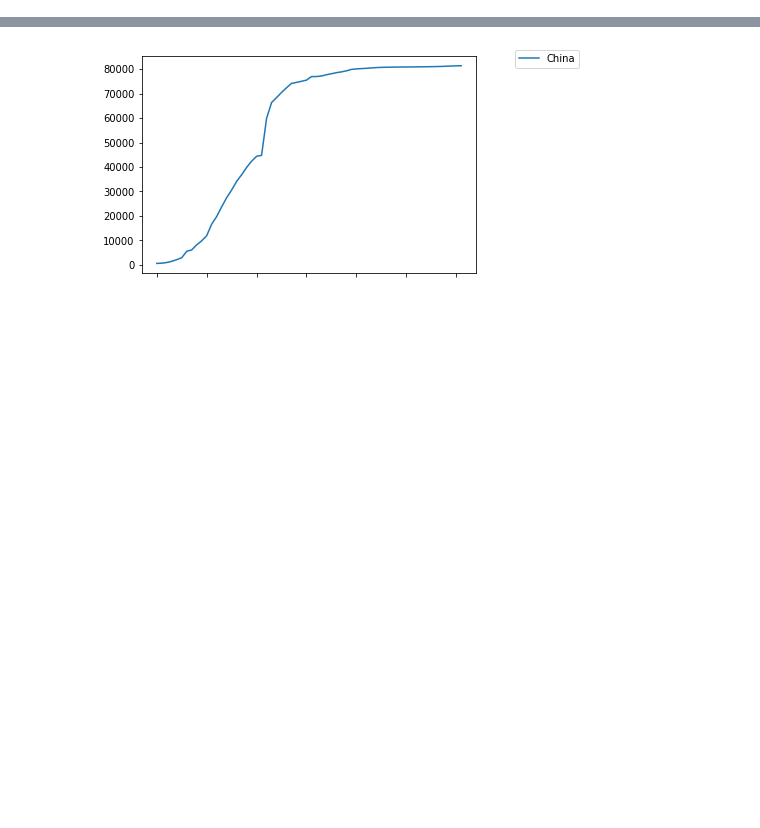
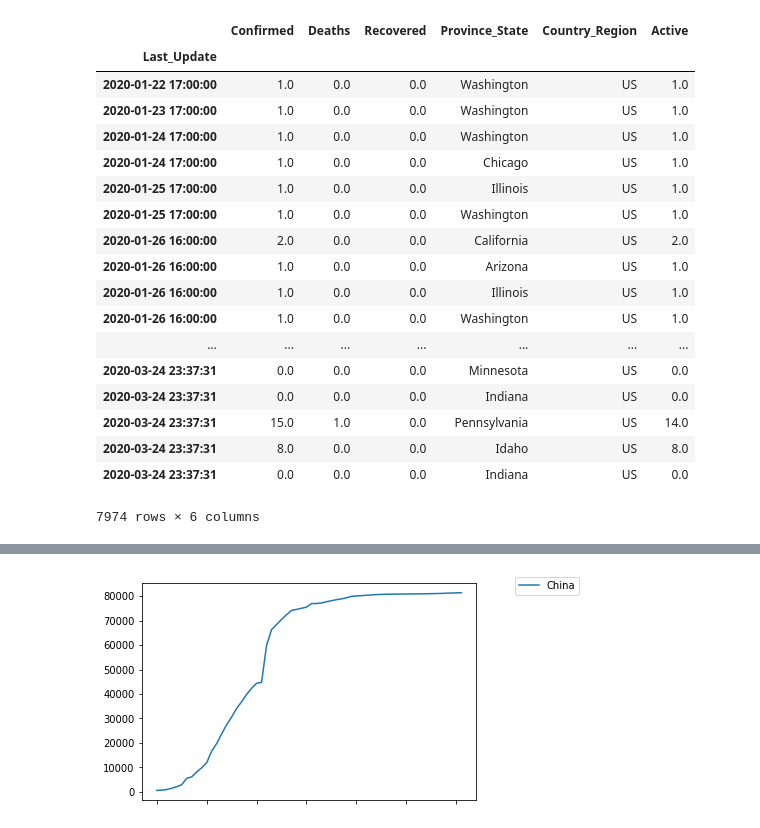
Before and after one commit to kennethgoodman/COVID-19, a Jupyter notebook: KG Analysis/Daily Analysis.ipynb, the cells around one changed output, grey strips where cells are left out. Saved outputs shown, nothing was run; the diff lists cells and outputs as text; code cells hidden in the pictures; blank space fills up the shorter version.

```diff
--- a/KG Analysis/Daily Analysis.ipynb
+++ b/KG Analysis/Daily Analysis.ipynb
@@ -60,0 +96,22 @@ population.loc[population['Name'] == 'United States','Name'] = 'US'
+# %%
+all_us_data
+# %% [output]
+|  | Confirmed | Deaths | Recovered | Province_State | Country_Region | Active |
+| Last_Update |  |  |  |  |  |  |
+| 2020-01-22 17:00:00 | 1.0 | 0.0 | 0.0 | Washington | US | 1.0 |
+| 2020-01-23 17:00:00 | 1.0 | 0.0 | 0.0 | Washington | US | 1.0 |
+| 2020-01-24 17:00:00 | 1.0 | 0.0 | 0.0 | Washington | US | 1.0 |
+| 2020-01-24 17:00:00 | 1.0 | 0.0 | 0.0 | Chicago | US | 1.0 |
+| 2020-01-25 17:00:00 | 1.0 | 0.0 | 0.0 | Illinois | US | 1.0 |
+| 2020-01-25 17:00:00 | 1.0 | 0.0 | 0.0 | Washington | US | 1.0 |
+| 2020-01-26 16:00:00 | 2.0 | 0.0 | 0.0 | California | US | 2.0 |
+| 2020-01-26 16:00:00 | 1.0 | 0.0 | 0.0 | Arizona | US | 1.0 |
+| 2020-01-26 16:00:00 | 1.0 | 0.0 | 0.0 | Illinois | US | 1.0 |
+| 2020-01-26 16:00:00 | 1.0 | 0.0 | 0.0 | Washington | US | 1.0 |
+| ... | ... | ... | ... | ... | ... | ... |
+| 2020-03-24 23:37:31 | 0.0 | 0.0 | 0.0 | Minnesota | US | 0.0 |
+| 2020-03-24 23:37:31 | 0.0 | 0.0 | 0.0 | Indiana | US | 0.0 |
+| 2020-03-24 23:37:31 | 15.0 | 1.0 | 0.0 | Pennsylvania | US | 14.0 |
+| 2020-03-24 23:37:31 | 8.0 | 0.0 | 0.0 | Idaho | US | 8.0 |
+| 2020-03-24 23:37:31 | 0.0 | 0.0 | 0.0 | Indiana | US | 0.0 |
+7974 rows × 6 columns
```
Also changed, not shown: parts of 8 cells of this notebook.
